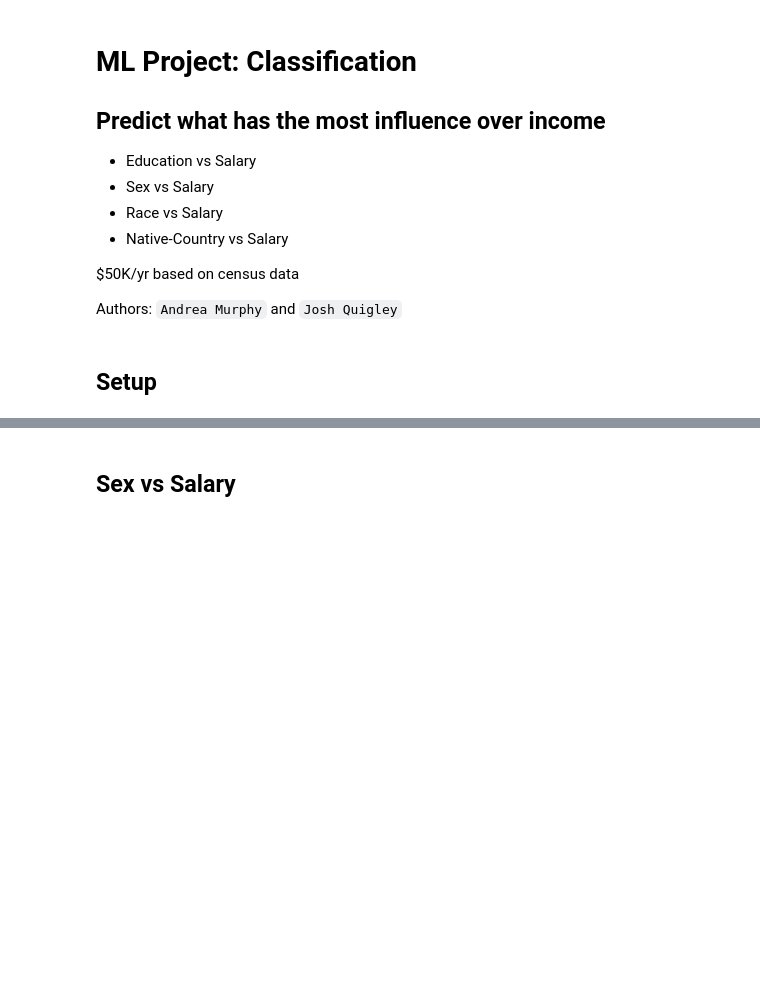
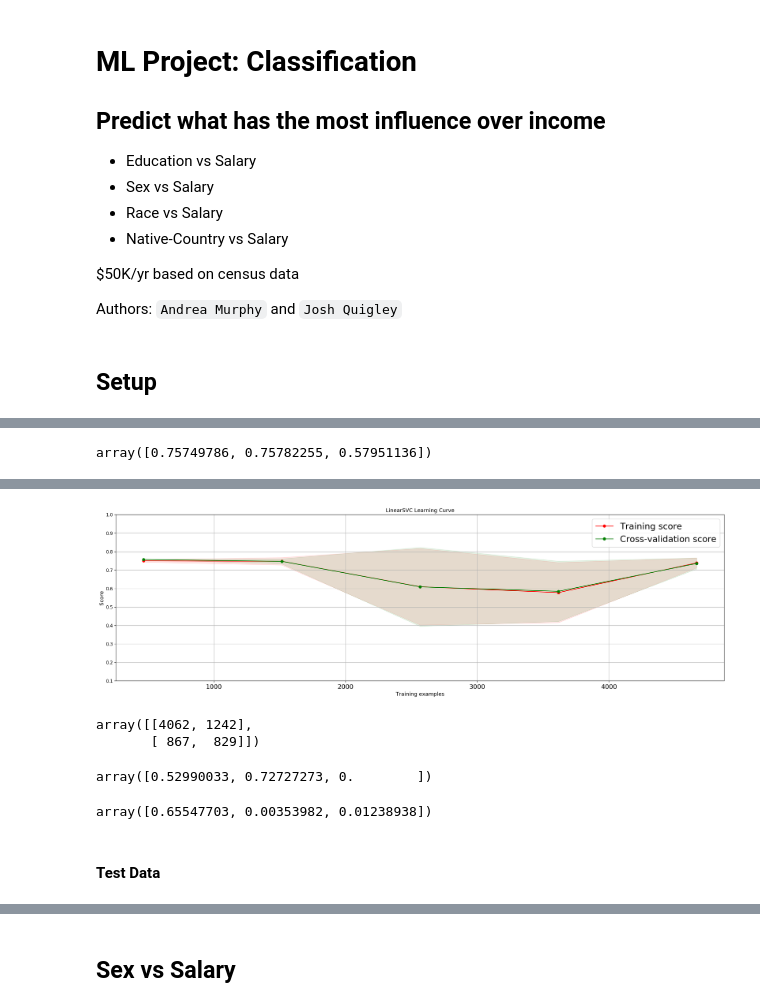
Before and after one commit to andrea5972/ML_classification, a Jupyter notebook: Classification/Census-V1.ipynb, the cells around one changed output, grey strips where cells are left out. Cells and saved outputs as stored; diff of their text form; code cells hidden in the pictures; blank space fills up the shorter version.

```diff
--- a/Classification/Census-V1.ipynb
+++ b/Classification/Census-V1.ipynb
@@ -113,0 +263,7 @@ recall_score(y_test, y_pred_tree_clf)
+# %%
+from sklearn.linear_model import SGDClassifier
+sgd_clf = SGDClassifier(max_iter=10)
+# %%
+start_time = time()
+sgd_clf.fit(X_train, y_train)
+print('Time elapsed: %.2fs' % (time()-start_time))
@@ -113,0 +272,11 @@ recall_score(y_test, y_pred_tree_clf)
+# %%
+# Cross Validated Accuracy - the proportion of prediction the model got right
+
+cross_val_score(sgd_clf, X_train, y_train, cv=3, scoring="accuracy")
+# %% [output]
+array([0.75749786, 0.75782255, 0.57951136])
+# %%
+# Learning Curve - Plotting the model's performance on the training set.
+
+plot_learning_curve(sgd_clf, "LinearSVC Learning Curve", X_train, y_train, ylim=(0.1, 1.0), cv=3)
+# %% [output]
@@ -113,0 +284 @@ recall_score(y_test, y_pred_tree_clf)
+[figure, added]
@@ -113,0 +287,23 @@ recall_score(y_test, y_pred_tree_clf)
+# %%
+# Confusion Matrix - Gives insight into the type of errors being made by the model.
+# False Negatives, True Positives
+# True Negatives, False Positives
+
+confusion_matrix(y_train, y_train_pred_sgd_clf)
+# %% [output]
+array([[4062, 1242],
+       [ 867,  829]])
+# %%
+# Cross Validated Precision - the proportion of positive identifications that are actually correct split into 3 folds.
+
+cross_val_score(sgd_clf, X_train, y_train, cv=3, scoring="precision")
+# %% [output]
+array([0.52990033, 0.72727273, 0.        ])
+# %%
+# Cross Validated Recall - the proportion of actual positive that are identified correctly split into 3 folds.
+
+cross_val_score(sgd_clf, X_train, y_train, cv=3, scoring="recall")
+# %% [output]
+array([0.65547703, 0.00353982, 0.01238938])
+# %% [markdown]
+#### Test Data
```
Also changed, not shown: parts of 73 cells of this notebook.
